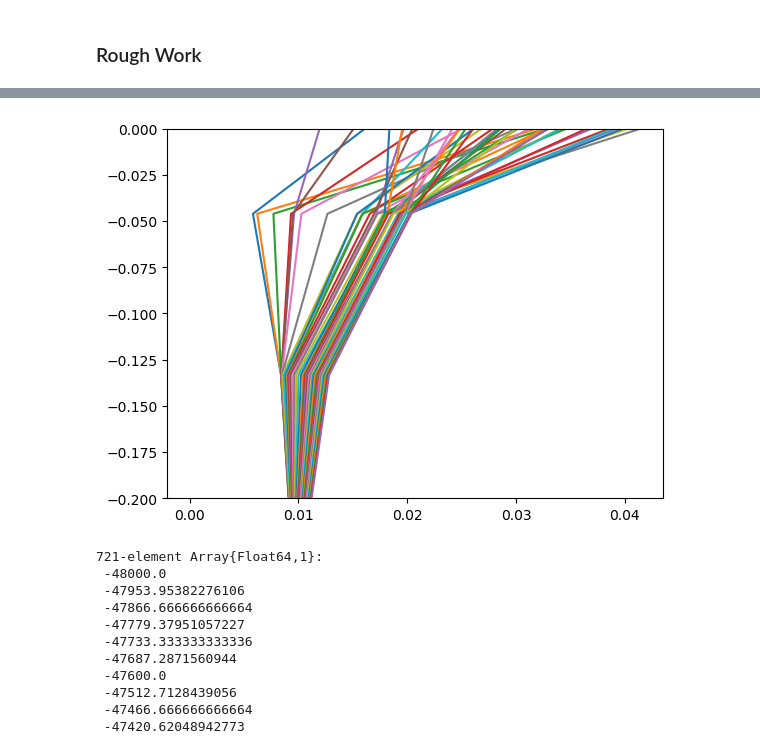
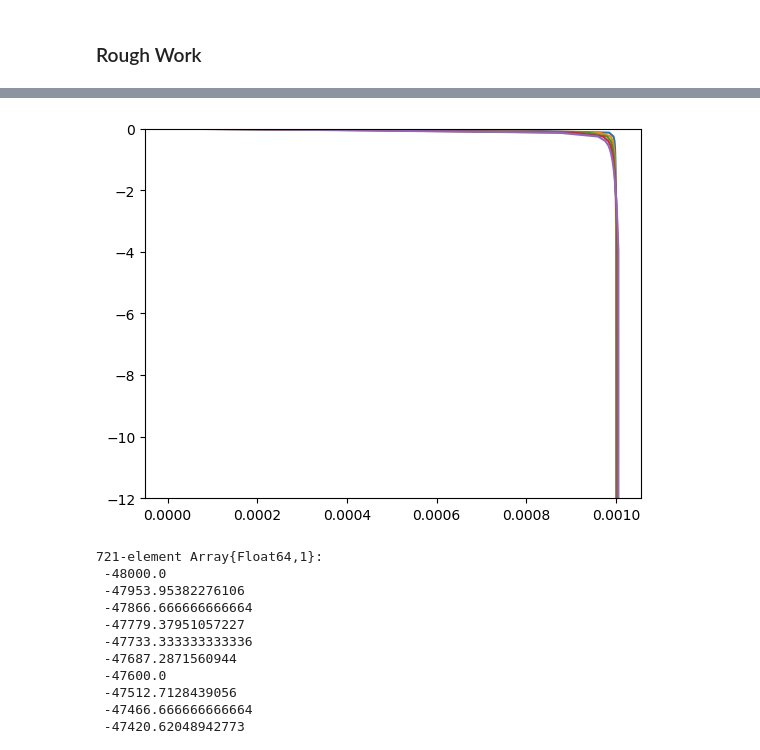
Before and after one commit to thehalfspace/JuliaSEM, a Jupyter notebook: Output-data03.ipynb, the cells around one changed output, grey strips where cells are left out. Saved outputs shown, nothing was run; the diff lists cells and outputs as text; code cells hidden in the pictures.

```diff
--- a/Output-data03.ipynb
+++ b/Output-data03.ipynb
@@ -28,7 +28,7 @@ Plotting scripts: `JuliaSEM/scripts/plots.jl`, `JuliaSEM/scripts/earthquake-cycl
     - UMich Flux: Compute time = 99 hrs
     - cluster parameters: nodes=1:ppn=4, pmem=8gb
 # %%
-#include("output.jl")
+include("output.jl")
 # for now, construct results, parameters, setup
 
 mutable struct results
@@ -42,7 +42,7 @@ using Distributed
 include("src/parameters/defaultParameters.jl")
 include("src/setup.jl")
 
-P = setParameters(12e3)
+P = setParameters(8e3)
 S = setup(P);
 # %%
 # deserialize the output
@@ -103,10 +99,10 @@ tStart
 # %%
 # 39 to 83: one event
-PyPlot.plot(O.Slip[:,39:83], S.FltX./1e3)
-ylim([-0.2, 0])
+PyPlot.plot(O.SlipVel[:,1:5], S.FltX./1e3)
+ylim([-12, 0])
 show()
 # %% [output]
-[figure, old version]
+[figure, new version]
 # %%
 # %% [output]
 721-element Array{Float64,1}:
```
Also changed, not shown: parts of 12 cells of this notebook, 12 other files.
